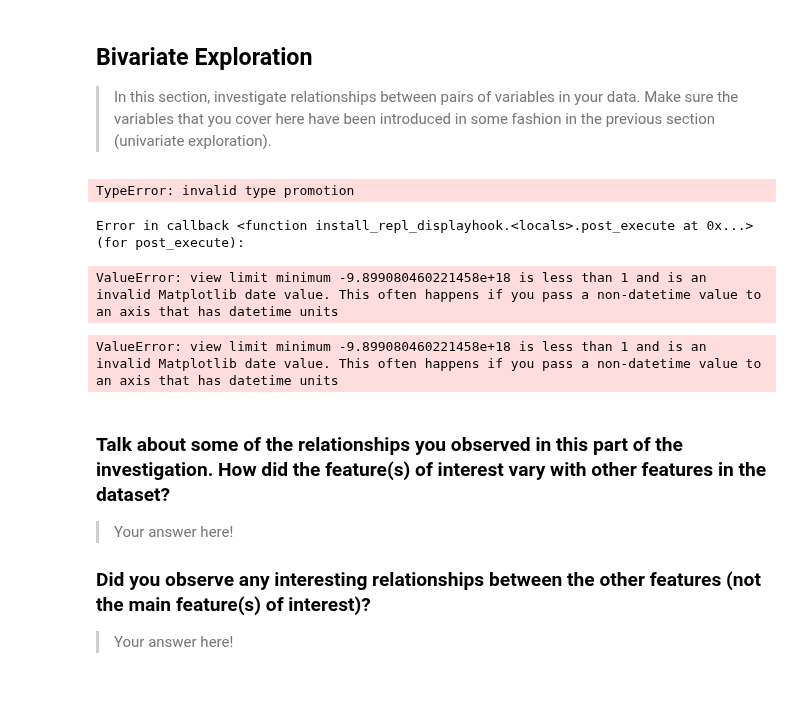
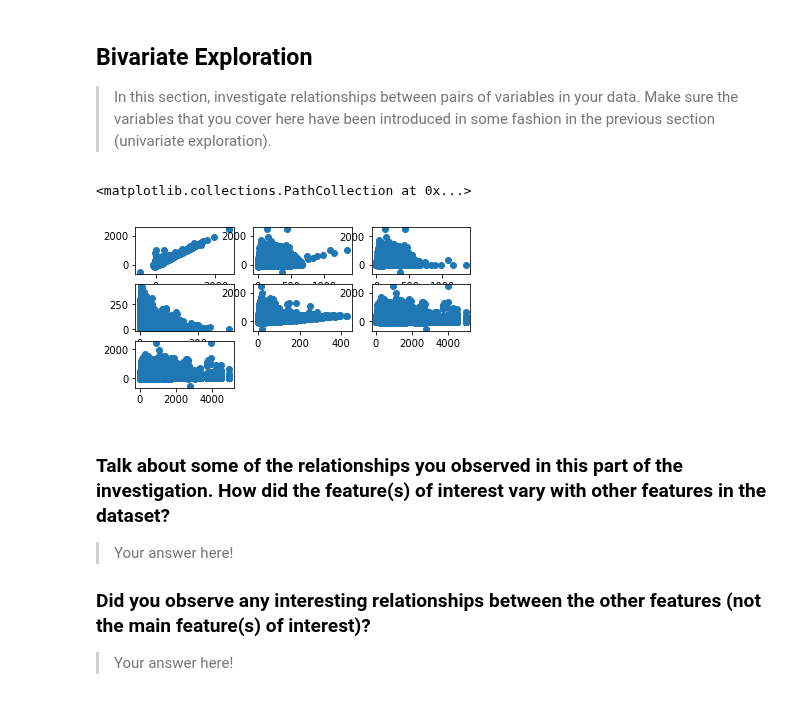
Before and after one commit to command7/exploratory_data_analysis, a Jupyter notebook: Analysis.ipynb, the cells around one changed output. Drawn from its saved outputs; the diff is of its cells as text; code cells hidden in the pictures.

```diff
--- a/Analysis.ipynb
+++ b/Analysis.ipynb
@@ -291,15 +295,27 @@ It seems like a large number of the flights were cancelled due to carrier and we
 > In this section, investigate relationships between pairs of variables in your
 data. Make sure the variables that you cover here have been introduced in some
 fashion in the previous section (univariate exploration).
-# %%
-#Plot matrix for scatter plots
-scatterplot_matrix = sb.PairGrid(data=flights_data, vars = ["deptime", "arrtime", "crsarrtime",\
-                                                            "actualelapsedtime", "crselapsedtime", "airtime", \
-                                                            "arrdelay", "depdelay", "distance"])
-scatterplot_matrix.map_diag(plt.hist)
-scatterplot_matrix.map_offdiag(plt.scatter)
-# %% [output]
-TypeError: invalid type promotion
-Error in callback <function install_repl_displayhook.<locals>.post_execute at 0x...> (for post_execute):
-ValueError: view limit minimum -9.899080460221458e+18 is less than 1 and is an invalid Matplotlib date value. This often happens if you pass a non-datetime value to an axis that has datetime units
-ValueError: view limit minimum -9.899080460221458e+18 is less than 1 and is an invalid Matplotlib date value. This often happens if you pass a non-datetime value to an axis that has datetime units
+# %%
+#Plot matrix for scatter plots
+plt.subplot(4, 3, 1)
+plt.scatter(flights_data.depdelay, flights_data.arrdelay)
+plt.subplot(4, 3, 2)
+plt.scatter(flights_data.airtime, flights_data.arrdelay)
+plt.subplot(4, 3, 3)
+plt.scatter(flights_data.airtime, flights_data.depdelay)
+plt.subplot(4, 3, 4)
+plt.scatter(flights_data.taxiin, flights_data.taxiout)
+plt.subplot(4, 3, 5)
+plt.scatter(flights_data.taxiout, flights_data.arrdelay)
+plt.subplot(4, 3, 6)
+plt.scatter(flights_data.distance, flights_data.arrdelay)
+plt.subplot(4, 3, 7)
+plt.scatter(flights_data.distance, flights_data.depdelay)
+
+
+
+# scatter_matrix_atts = ["arrdelay", "depdelay", "airtime", "taxiin", "taxiout", "distance"]
+# scatter_grid = sb.PairGrid(data=flights_data, vars=scatter_matrix_atts)
+# %% [output]
+<matplotlib.collections.PathCollection at 0x...>
+[figure, added]
```
Also changed, not shown: parts of 4 cells of this notebook.
